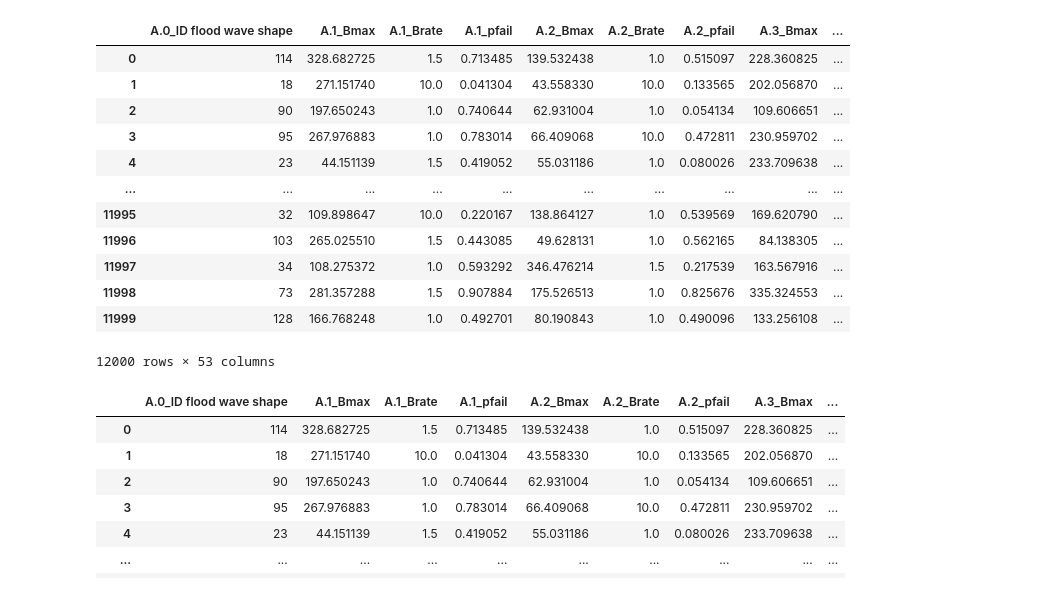
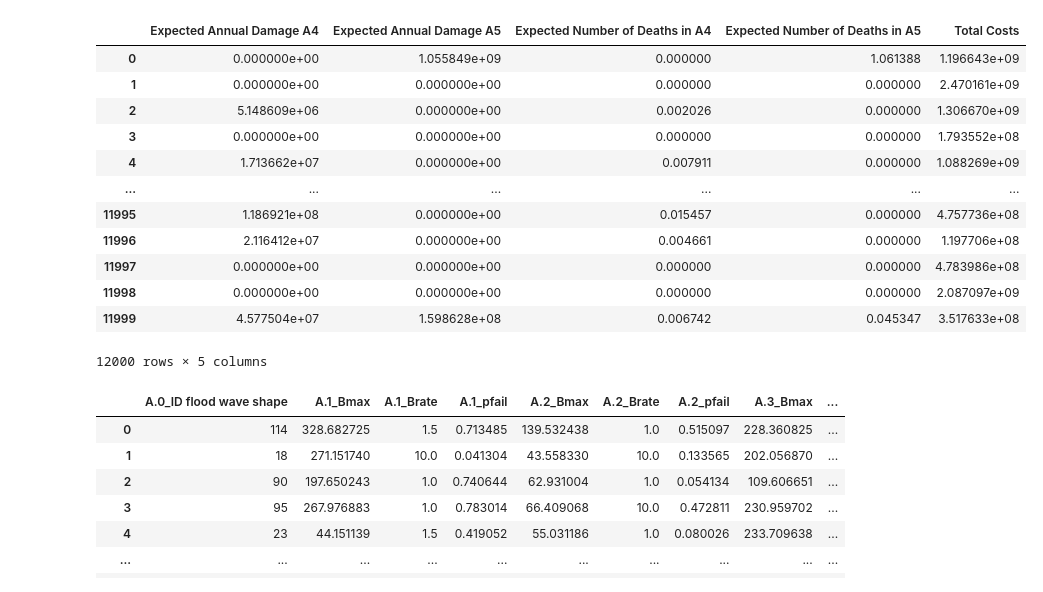
Before and after one commit to yhienz/epa141A_group3, a Jupyter notebook: final_ass_time_changed/Exploration_Ref_case.ipynb, the cells around one changed output. Saved outputs shown, nothing was run; the diff lists cells and outputs as text; code cells hidden in the pictures.

```diff
--- a/final_ass_time_changed/Exploration_Ref_case.ipynb
+++ b/final_ass_time_changed/Exploration_Ref_case.ipynb
@@ -11,21 +11,21 @@ experiments, outcomes = load_results('Week23_reference_case_2000_6.tar.gz')
 df_exp = pd.DataFrame.from_dict(experiments)
 df_out = pd.DataFrame.from_dict(outcomes)
 # %%
-df_exp
+df_out
 # %% [output]
-|  | A.0_ID flood wave shape | A.1_Bmax | A.1_Brate | A.1_pfail | A.2_Bmax | A.2_Brate | A.2_pfail | A.3_Bmax | ... |
-| 0 | 114 | 328.682725 | 1.5 | 0.713485 | 139.532438 | 1.0 | 0.515097 | 228.360825 | ... |
-| 1 | 18 | 271.151740 | 10.0 | 0.041304 | 43.558330 | 10.0 | 0.133565 | 202.056870 | ... |
-| 2 | 90 | 197.650243 | 1.0 | 0.740644 | 62.931004 | 1.0 | 0.054134 | 109.606651 | ... |
-| 3 | 95 | 267.976883 | 1.0 | 0.783014 | 66.409068 | 10.0 | 0.472811 | 230.959702 | ... |
-| 4 | 23 | 44.151139 | 1.5 | 0.419052 | 55.031186 | 1.0 | 0.080026 | 233.709638 | ... |
-| ... | ... | ... | ... | ... | ... | ... | ... | ... | ... |
-| 11995 | 32 | 109.898647 | 10.0 | 0.220167 | 138.864127 | 1.0 | 0.539569 | 169.620790 | ... |
-| 11996 | 103 | 265.025510 | 1.5 | 0.443085 | 49.628131 | 1.0 | 0.562165 | 84.138305 | ... |
-| 11997 | 34 | 108.275372 | 1.0 | 0.593292 | 346.476214 | 1.5 | 0.217539 | 163.567916 | ... |
-| 11998 | 73 | 281.357288 | 1.5 | 0.907884 | 175.526513 | 1.0 | 0.825676 | 335.324553 | ... |
-| 11999 | 128 | 166.768248 | 1.0 | 0.492701 | 80.190843 | 1.0 | 0.490096 | 133.256108 | ... |
+|  | Expected Annual Damage A4 | Expected Annual Damage A5 | Expected Number of Deaths in A4 | Expected Number of Deaths in A5 | Total Costs |
+| 0 | 0.000000e+00 | 1.055849e+09 | 0.000000 | 1.061388 | 1.196643e+09 |
+| 1 | 0.000000e+00 | 0.000000e+00 | 0.000000 | 0.000000 | 2.470161e+09 |
+| 2 | 5.148609e+06 | 0.000000e+00 | 0.002026 | 0.000000 | 1.306670e+09 |
+| 3 | 0.000000e+00 | 0.000000e+00 | 0.000000 | 0.000000 | 1.793552e+08 |
+| 4 | 1.713662e+07 | 0.000000e+00 | 0.007911 | 0.000000 | 1.088269e+09 |
+| ... | ... | ... | ... | ... | ... |
+| 11995 | 1.186921e+08 | 0.000000e+00 | 0.015457 | 0.000000 | 4.757736e+08 |
+| 11996 | 2.116412e+07 | 0.000000e+00 | 0.004661 | 0.000000 | 1.197706e+08 |
+| 11997 | 0.000000e+00 | 0.000000e+00 | 0.000000 | 0.000000 | 4.783986e+08 |
+| 11998 | 0.000000e+00 | 0.000000e+00 | 0.000000 | 0.000000 | 2.087097e+09 |
+| 11999 | 4.577504e+07 | 1.598628e+08 | 0.006742 | 0.045347 | 3.517633e+08 |
-12000 rows × 53 columns
+12000 rows × 5 columns
 # %%
 df_tot = pd.concat([df_exp, df_out], axis=1)
 df_tot_p0= df_tot[df_tot['policy']==0]
```
Also changed, not shown: 4 other files.
